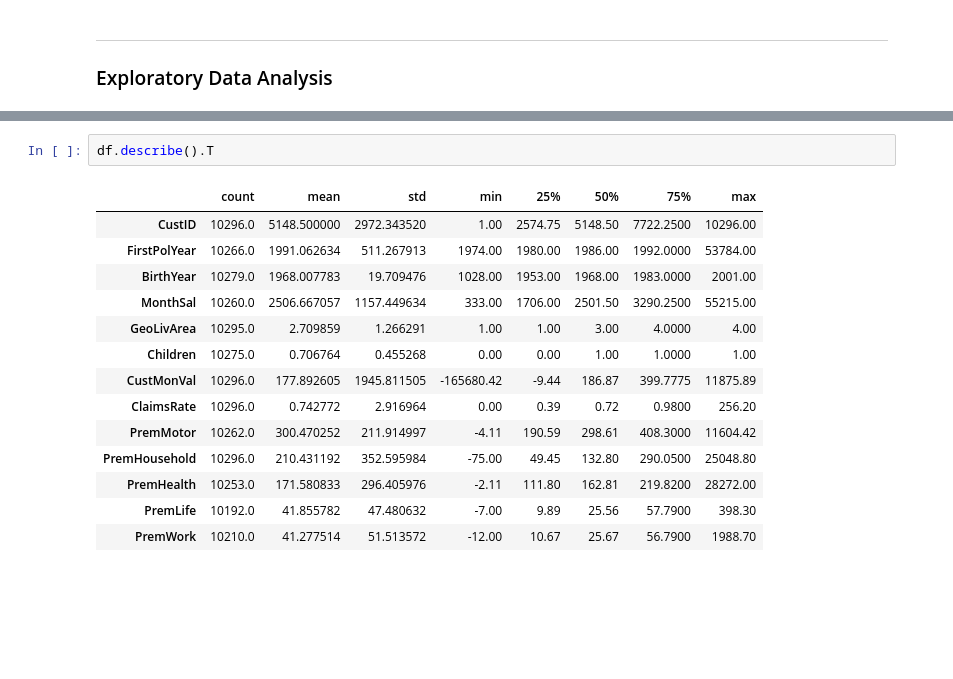
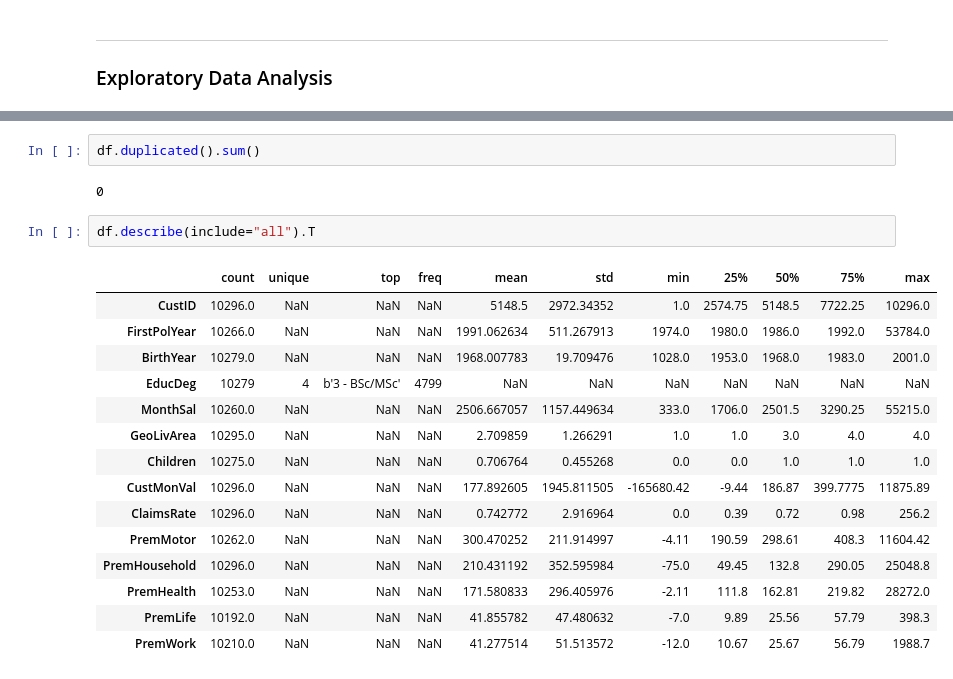
Before and after one commit to lstk44/A2ZInsuranceNOVA, a Jupyter notebook: A2ZInsuranceNotebook.ipynb, the cells around one changed output, grey strips where cells are left out. Drawn from its saved outputs; the diff is of its cells as text; blank space fills up the shorter version.

```diff
--- a/A2ZInsuranceNotebook.ipynb
+++ b/A2ZInsuranceNotebook.ipynb
@@ -123,17 +158,22 @@ memory usage: 1.1+ MB
+# %%
+df.duplicated().sum()
+# %% [output]
+0
 # %%
-df.describe().T
+df.describe(include="all").T
 # %% [output]
-|  | count | mean | std | min | 25% | 50% | 75% | max |
-| CustID | 10296.0 | 5148.500000 | 2972.343520 | 1.00 | 2574.75 | 5148.50 | 7722.2500 | 10296.00 |
-| FirstPolYear | 10266.0 | 1991.062634 | 511.267913 | 1974.00 | 1980.00 | 1986.00 | 1992.0000 | 53784.00 |
-| BirthYear | 10279.0 | 1968.007783 | 19.709476 | 1028.00 | 1953.00 | 1968.00 | 1983.0000 | 2001.00 |
-| MonthSal | 10260.0 | 2506.667057 | 1157.449634 | 333.00 | 1706.00 | 2501.50 | 3290.2500 | 55215.00 |
-| GeoLivArea | 10295.0 | 2.709859 | 1.266291 | 1.00 | 1.00 | 3.00 | 4.0000 | 4.00 |
-| Children | 10275.0 | 0.706764 | 0.455268 | 0.00 | 0.00 | 1.00 | 1.0000 | 1.00 |
-| CustMonVal | 10296.0 | 177.892605 | 1945.811505 | -165680.42 | -9.44 | 186.87 | 399.7775 | 11875.89 |
-| ClaimsRate | 10296.0 | 0.742772 | 2.916964 | 0.00 | 0.39 | 0.72 | 0.9800 | 256.20 |
-| PremMotor | 10262.0 | 300.470252 | 211.914997 | -4.11 | 190.59 | 298.61 | 408.3000 | 11604.42 |
-| PremHousehold | 10296.0 | 210.431192 | 352.595984 | -75.00 | 49.45 | 132.80 | 290.0500 | 25048.80 |
-| PremHealth | 10253.0 | 171.580833 | 296.405976 | -2.11 | 111.80 | 162.81 | 219.8200 | 28272.00 |
-| PremLife | 10192.0 | 41.855782 | 47.480632 | -7.00 | 9.89 | 25.56 | 57.7900 | 398.30 |
-| PremWork | 10210.0 | 41.277514 | 51.513572 | -12.00 | 10.67 | 25.67 | 56.7900 | 1988.70 |
+|  | count | unique | top | freq | mean | std | min | 25% | 50% | 75% | max |
+| CustID | 10296.0 | NaN | NaN | NaN | 5148.5 | 2972.34352 | 1.0 | 2574.75 | 5148.5 | 7722.25 | 10296.0 |
+| FirstPolYear | 10266.0 | NaN | NaN | NaN | 1991.062634 | 511.267913 | 1974.0 | 1980.0 | 1986.0 | 1992.0 | 53784.0 |
+| BirthYear | 10279.0 | NaN | NaN | NaN | 1968.007783 | 19.709476 | 1028.0 | 1953.0 | 1968.0 | 1983.0 | 2001.0 |
+| EducDeg | 10279 | 4 | b'3 - BSc/MSc' | 4799 | NaN | NaN | NaN | NaN | NaN | NaN | NaN |
+| MonthSal | 10260.0 | NaN | NaN | NaN | 2506.667057 | 1157.449634 | 333.0 | 1706.0 | 2501.5 | 3290.25 | 55215.0 |
+| GeoLivArea | 10295.0 | NaN | NaN | NaN | 2.709859 | 1.266291 | 1.0 | 1.0 | 3.0 | 4.0 | 4.0 |
+| Children | 10275.0 | NaN | NaN | NaN | 0.706764 | 0.455268 | 0.0 | 0.0 | 1.0 | 1.0 | 1.0 |
+| CustMonVal | 10296.0 | NaN | NaN | NaN | 177.892605 | 1945.811505 | -165680.42 | -9.44 | 186.87 | 399.7775 | 11875.89 |
+| ClaimsRate | 10296.0 | NaN | NaN | NaN | 0.742772 | 2.916964 | 0.0 | 0.39 | 0.72 | 0.98 | 256.2 |
+| PremMotor | 10262.0 | NaN | NaN | NaN | 300.470252 | 211.914997 | -4.11 | 190.59 | 298.61 | 408.3 | 11604.42 |
+| PremHousehold | 10296.0 | NaN | NaN | NaN | 210.431192 | 352.595984 | -75.0 | 49.45 | 132.8 | 290.05 | 25048.8 |
+| PremHealth | 10253.0 | NaN | NaN | NaN | 171.580833 | 296.405976 | -2.11 | 111.8 | 162.81 | 219.82 | 28272.0 |
+| PremLife | 10192.0 | NaN | NaN | NaN | 41.855782 | 47.480632 | -7.0 | 9.89 | 25.56 | 57.79 | 398.3 |
+| PremWork | 10210.0 | NaN | NaN | NaN | 41.277514 | 51.513572 | -12.0 | 10.67 | 25.67 | 56.79 | 1988.7 |
```
Also changed, not shown: parts of 6 cells of this notebook.
